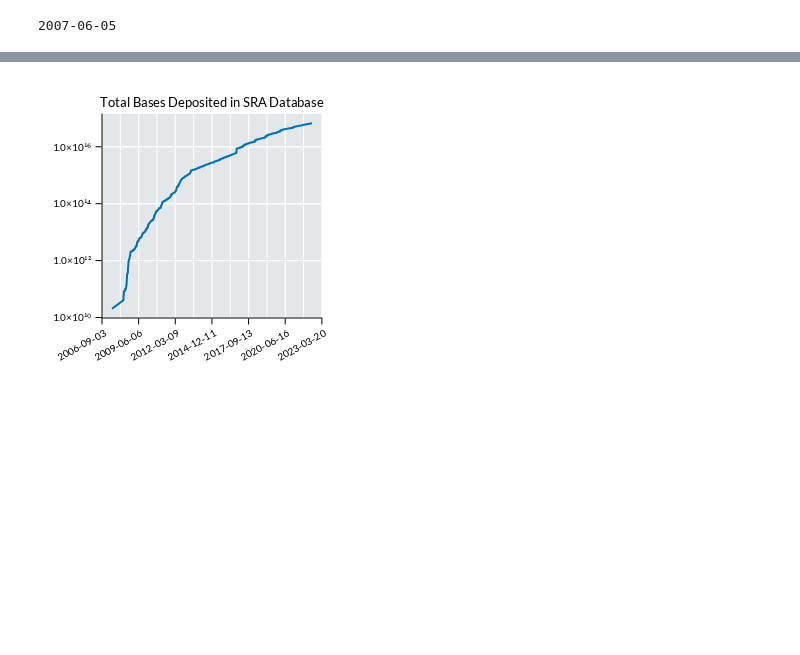
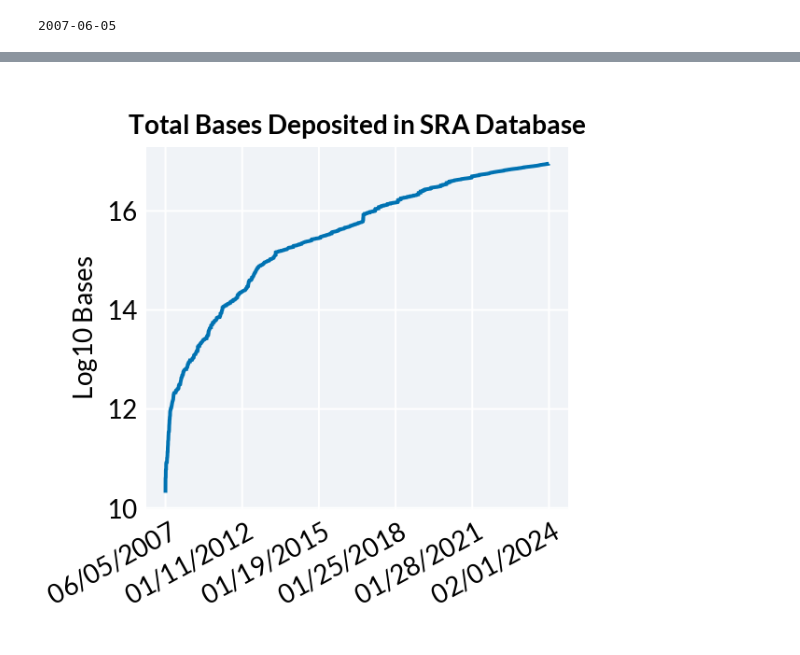
Before and after one commit to RPGroup-PBoC/Reg-Seq-2, a Jupyter notebook: code/aux_files/SRA_growth_plot.ipynb, the cells around one changed output, grey strips where cells are left out. Drawn from its saved outputs; the diff is of its cells as text; code cells hidden in the pictures; blank space fills up the shorter version.

```diff
--- a/code/aux_files/SRA_growth_plot.ipynb
+++ b/code/aux_files/SRA_growth_plot.ipynb
@@ -51,23 +36,24 @@ df = CSV.read("../../data/misc/sra_stat.csv", DataFrame)
 # %%
-fig = Figure(resolution=(300, 300))
+fig = Figure(size=(300, 300))
 
 ax = Axis(
     fig[1, 1],
-    xticks=LinearDateTicks(6),
+    xticks=(1:nrow(df)÷5:nrow(df), df.date[1:nrow(df)÷5:nrow(df)]),
     xticklabelrotation=0.5,
     yscale=log10,
-    yticks=10 .^ collect(10:2:16),
+    yticks=(10 .^ collect(10:2:16), string.(collect(10:2:16))),
     yminorgridvisible=false,
-    xlabelfont = "Lato",
+    ylabel="Log10 Bases",
+    #xlabelfont = "Lato",
     ylabelfont = "Lato",
-    xticklabelfont = "Lato",
-    yticklabelfont = "Lato",
-    titlefont = "Lato",
+    #xticklabelfont = "Lato",
+    #yticklabelfont = "Lato",
+    #titlefont = "Lato",
     title = "Total Bases Deposited in SRA Database"
     )
 
-lines!(ax, date_to_number.(df.date), df.bases, linewidth=2)
+lines!(ax, 1:nrow(df), df.bases, linewidth=2)
 save("total_bases_SRA.pdf", fig)
 fig
 # %% [output]
-[figure, old version]
+[figure, new version]
```
Also changed, not shown: parts of 3 cells of this notebook, 32 other files.
